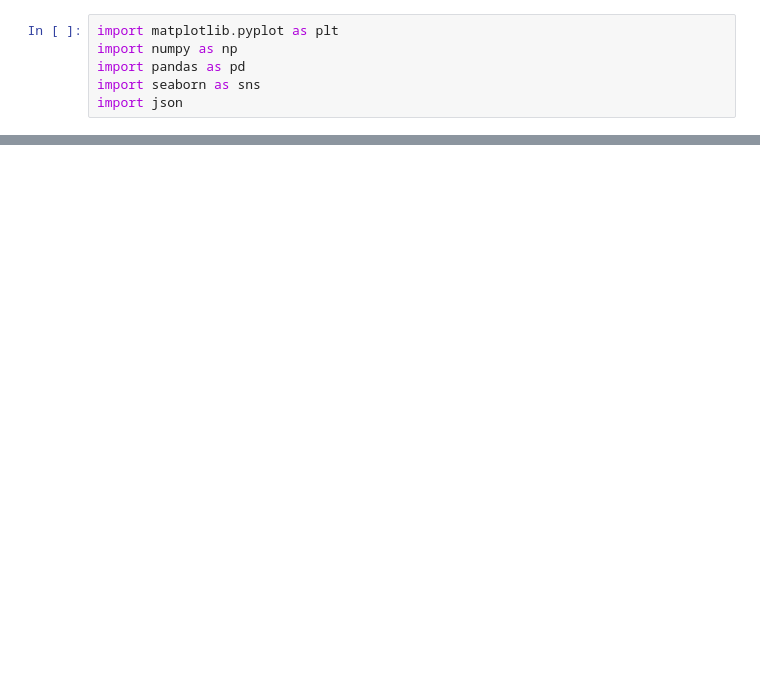
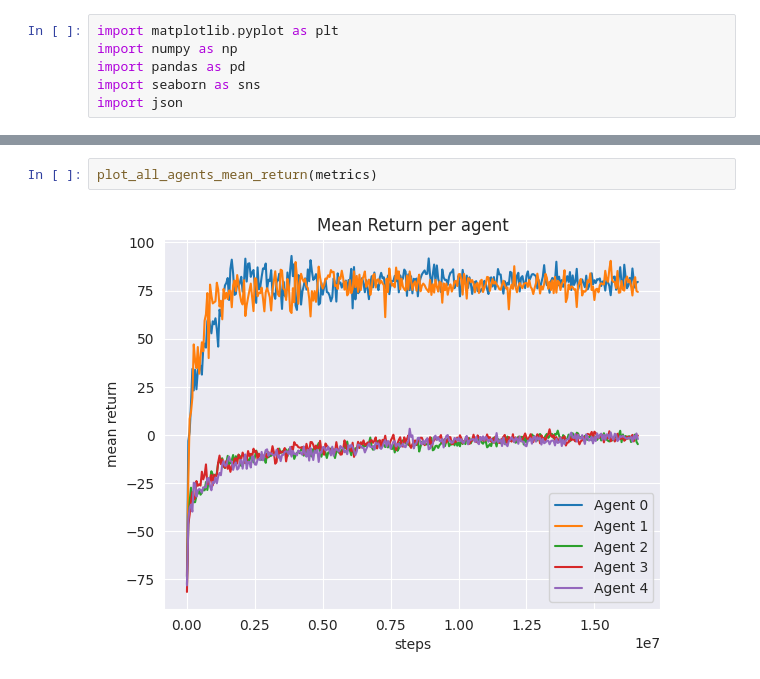
Before and after one commit to maymac00/EPyMARL_EGG, a Jupyter notebook: see_policies.py.ipynb, the cells around one changed output, grey strips where cells are left out. Drawn from its saved outputs; the diff is of its cells as text; blank space fills up the shorter version.

```diff
--- a/see_policies.py.ipynb
+++ b/see_policies.py.ipynb
@@ -77,3 +123,7 @@ dict_keys(['advantage_mean', 'agent_0_return_mean', 'agent_0_return_std', 'agent
+# %%
+plot_all_agents_mean_return(metrics)
+# %% [output]
+[figure, added]
 # %%
 plot_grad_norm(metrics)
 # %% [output]
```
Also changed, not shown: parts of 5 cells of this notebook, 1 other file.
